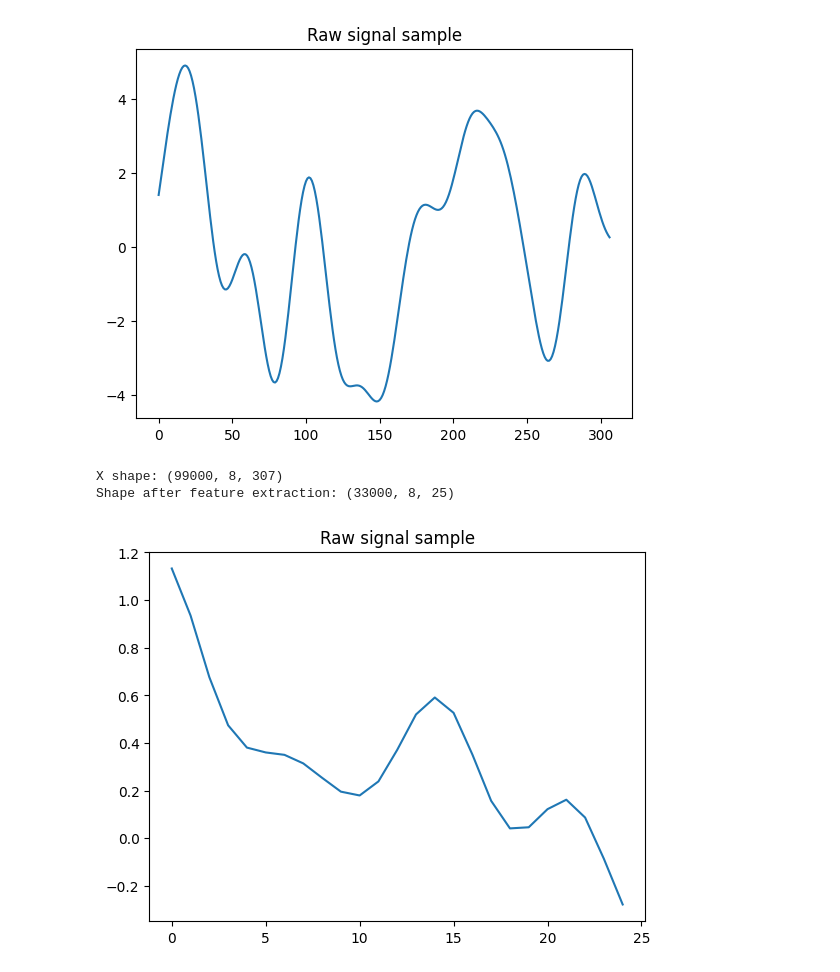
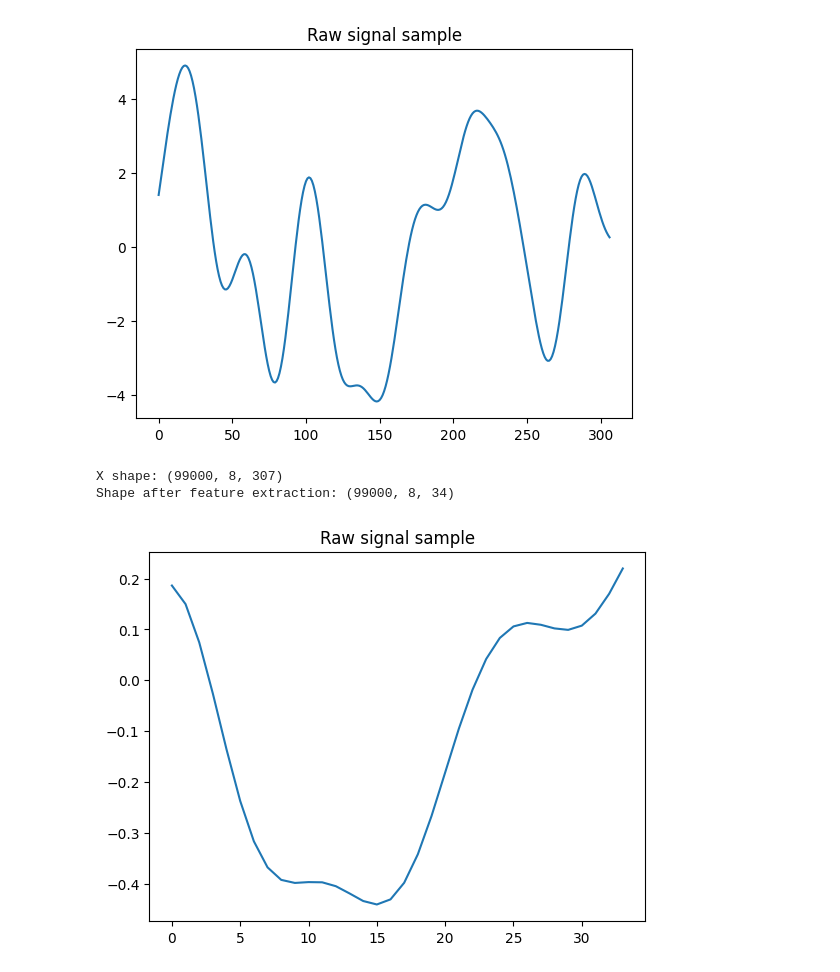
Before and after one commit to MacFadyenK/VirtualKeyboard, a Jupyter notebook: BCI_keyboard_pipeline.ipynb, the cells around one changed output. Cells and saved outputs as stored; diff of their text form; code cells hidden in the pictures.

```diff
--- a/BCI_keyboard_pipeline.ipynb
+++ b/BCI_keyboard_pipeline.ipynb
@@ -64,17 +64,17 @@ Total data shape: (8, 307, 99000), Total labels shape: (99000,), Total chars len
 # %%
 
 # feature extraction
 t2 = time.perf_counter()
-X_fe, y_fe = fn_feature_extraction.extractFeatures(X, y, k=3, t_min=150, t_max=450, norm_type='std', factor=6)
+X_fe, y_fe = fn_feature_extraction.extractFeatures(X, y, k=1, t_min=200, t_max=400, norm_type='std', factor=3)
 fe_time = (time.perf_counter() - t2) * 1000
 
 plt.plot(X_fe[0, 0, :])  # trial 0, channel 0
 plt.title("Raw signal sample")
 plt.show()
 # %% [output]
 X shape: (99000, 8, 307)
-Shape after feature extraction: (33000, 8, 25)
+Shape after feature extraction: (99000, 8, 34)
-[figure, old version]
+[figure, new version]
 # %%
 plt.plot(X_fe[0, 7, :])  # trial 0, channel 0
 plt.title("Raw signal sample")
```
Also changed, not shown: parts of 2 cells of this notebook, 1 other file.
